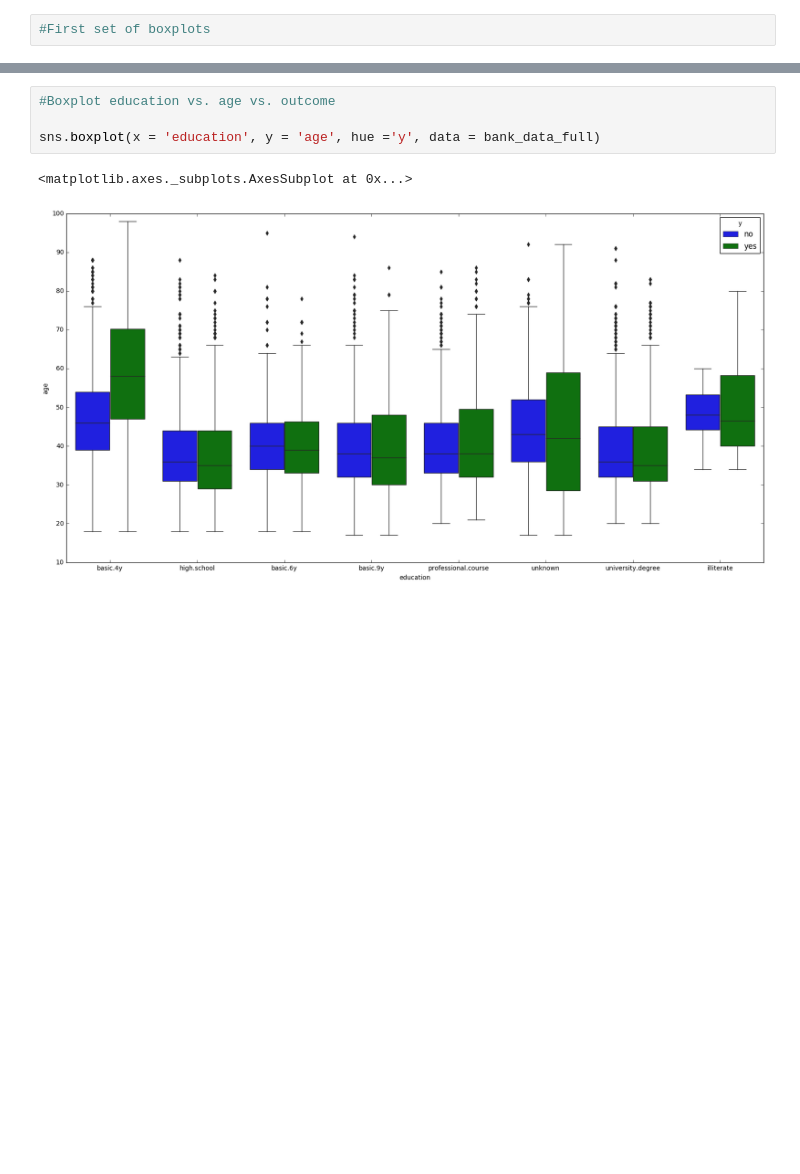
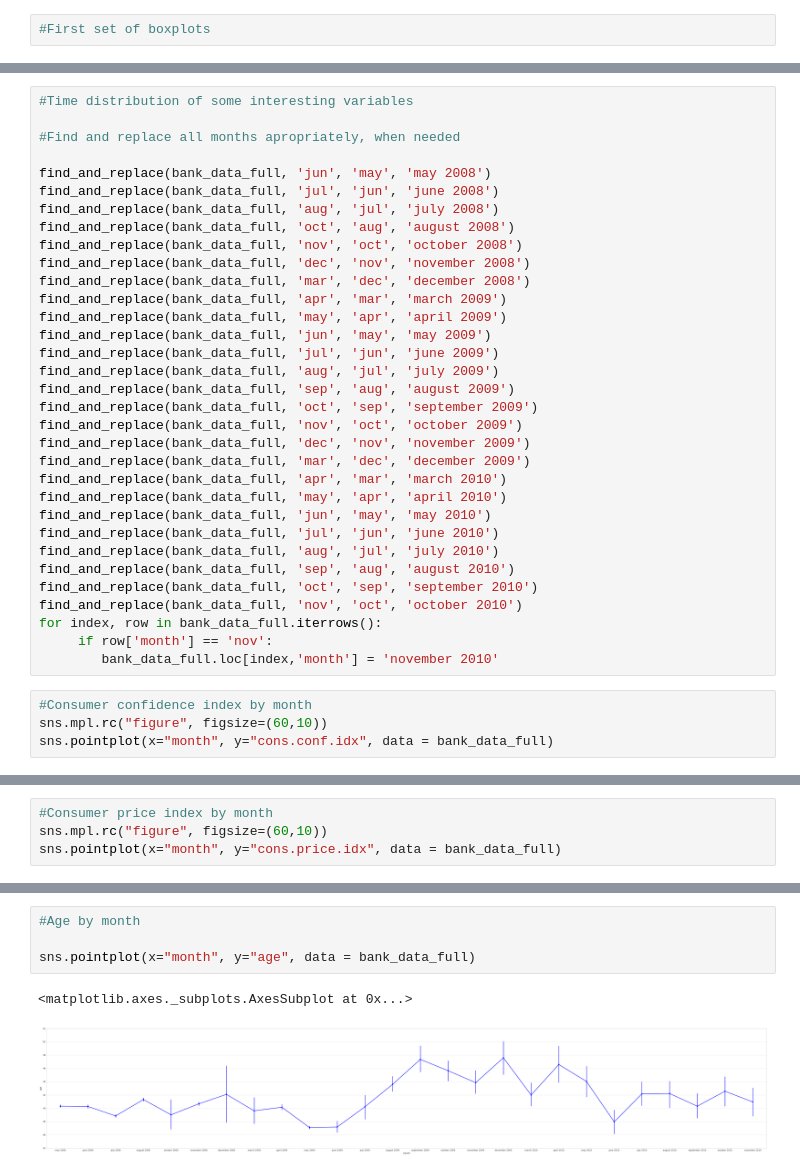
Before and after one commit to milosmladenovic5/telemarketing_campaign, a Jupyter notebook: telemarketing_EDA.ipynb, the cells around one changed output, grey strips where cells are left out. Saved outputs shown, nothing was run; the diff lists cells and outputs as text; blank space fills up the shorter version.

```diff
--- a/telemarketing_EDA.ipynb
+++ b/telemarketing_EDA.ipynb
@@ -31,0 +198,37 @@ sns.boxplot(x = 'job', y = 'age', hue = 'y',  data = bank_data_full)
+# %%
+#Time distribution of some interesting variables
+
+#Find and replace all months apropriately, when needed
+
+find_and_replace(bank_data_full, 'jun', 'may', 'may 2008')
+find_and_replace(bank_data_full, 'jul', 'jun', 'june 2008')
+find_and_replace(bank_data_full, 'aug', 'jul', 'july 2008')
+find_and_replace(bank_data_full, 'oct', 'aug', 'august 2008')
+find_and_replace(bank_data_full, 'nov', 'oct', 'october 2008')
+find_and_replace(bank_data_full, 'dec', 'nov', 'november 2008')
+find_and_replace(bank_data_full, 'mar', 'dec', 'december 2008')
+find_and_replace(bank_data_full, 'apr', 'mar', 'march 2009')
+find_and_replace(bank_data_full, 'may', 'apr', 'april 2009')
+find_and_replace(bank_data_full, 'jun', 'may', 'may 2009')
+find_and_replace(bank_data_full, 'jul', 'jun', 'june 2009')
+find_and_replace(bank_data_full, 'aug', 'jul', 'july 2009')
+find_and_replace(bank_data_full, 'sep', 'aug', 'august 2009')
+find_and_replace(bank_data_full, 'oct', 'sep', 'september 2009')
+find_and_replace(bank_data_full, 'nov', 'oct', 'october 2009')
+find_and_replace(bank_data_full, 'dec', 'nov', 'november 2009')
+find_and_replace(bank_data_full, 'mar', 'dec', 'december 2009')
+find_and_replace(bank_data_full, 'apr', 'mar', 'march 2010')
+find_and_replace(bank_data_full, 'may', 'apr', 'april 2010')
+find_and_replace(bank_data_full, 'jun', 'may', 'may 2010')
+find_and_replace(bank_data_full, 'jul', 'jun', 'june 2010')
+find_and_replace(bank_data_full, 'aug', 'jul', 'july 2010')
+find_and_replace(bank_data_full, 'sep', 'aug', 'august 2010')
+find_and_replace(bank_data_full, 'oct', 'sep', 'september 2010')
+find_and_replace(bank_data_full, 'nov', 'oct', 'october 2010')
+for index, row in bank_data_full.iterrows():
+     if row['month'] == 'nov':
+        bank_data_full.loc[index,'month'] = 'november 2010'
+# %%
+#Consumer confidence index by month
+sns.mpl.rc("figure", figsize=(60,10))
+sns.pointplot(x="month", y="cons.conf.idx", data = bank_data_full)
@@ -31,0 +238,4 @@ sns.boxplot(x = 'job', y = 'age', hue = 'y',  data = bank_data_full)
+# %%
+#Consumer price index by month
+sns.mpl.rc("figure", figsize=(60,10))
+sns.pointplot(x="month", y="cons.price.idx", data = bank_data_full)
@@ -32,7 +259,7 @@ sns.boxplot(x = 'job', y = 'age', hue = 'y',  data = bank_data_full)
 # %%
-#Boxplot education vs. age vs. outcome
+#Age by month
 
-sns.boxplot(x = 'education', y = 'age', hue ='y', data = bank_data_full)
+sns.pointplot(x="month", y="age", data = bank_data_full)
 # %% [output]
 <matplotlib.axes._subplots.AxesSubplot at 0x...>
-[figure, old version]
+[figure, new version]
```
Also changed, not shown: parts of 34 cells of this notebook, 2 other files.
